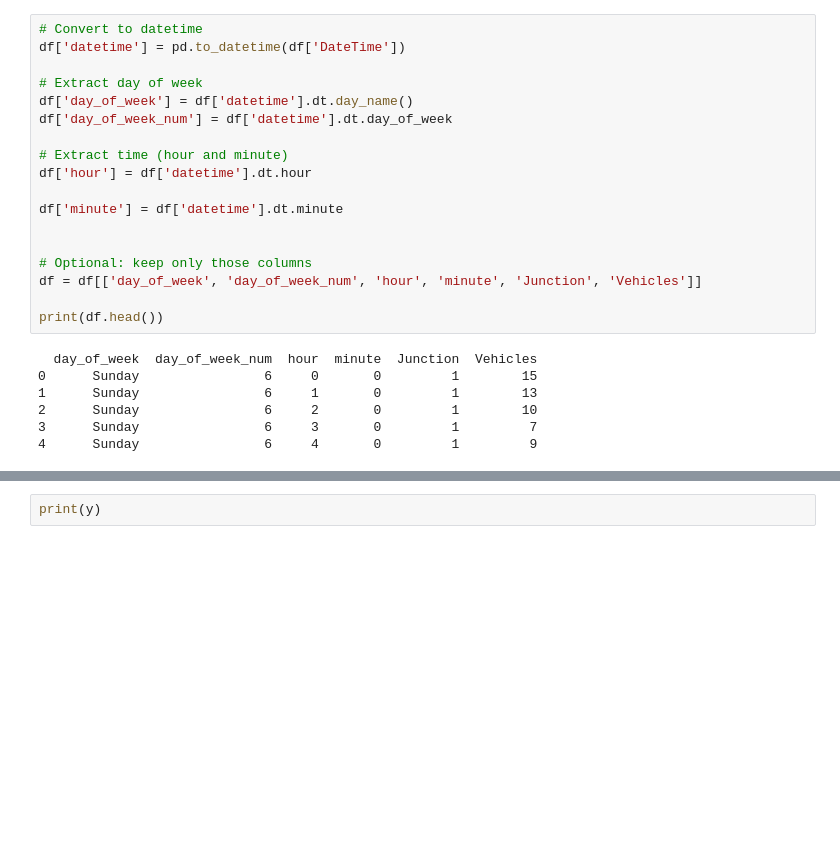
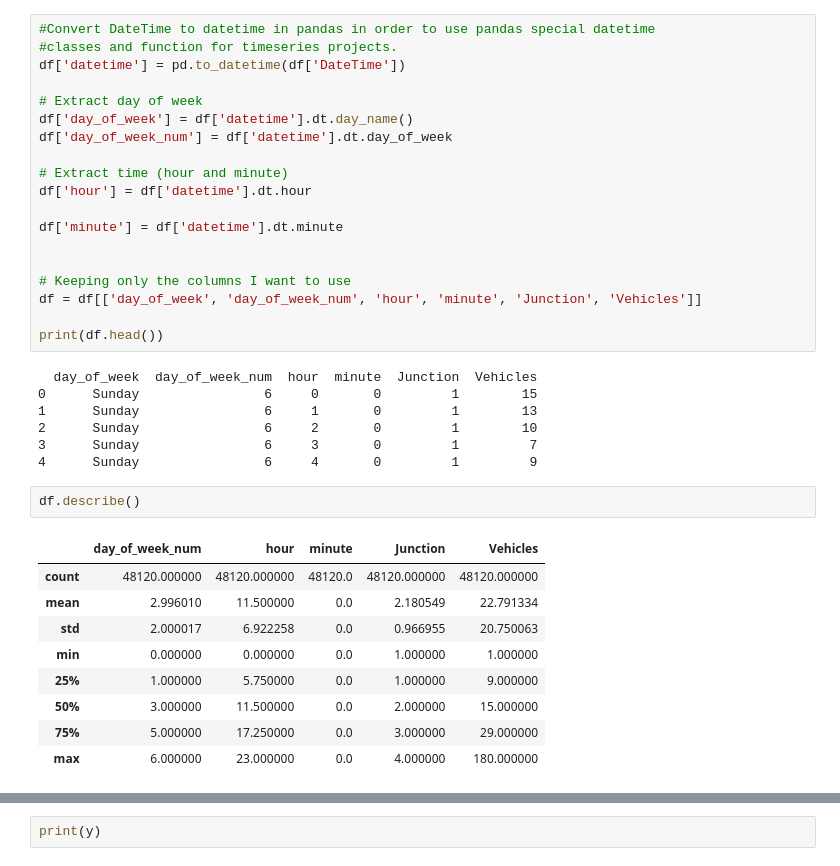
Before and after one commit to Regina-Arthur/Python-Coding-Projects, a Jupyter notebook: Pytorch_tutorial/RNN_from_scratch.ipynb, the cells around one changed output, grey strips where cells are left out. Drawn from its saved outputs; the diff is of its cells as text; blank space fills up the shorter version.

```diff
--- a/Pytorch_tutorial/RNN_from_scratch.ipynb
+++ b/Pytorch_tutorial/RNN_from_scratch.ipynb
@@ -22,5 +33,6 @@ print(df.head())
 # %%
-# Convert to datetime
+#Convert DateTime to datetime in pandas in order to use pandas special datetime
+#classes and function for timeseries projects.
 df['datetime'] = pd.to_datetime(df['DateTime'])
 
 # Extract day of week
@@ -33,7 +45,7 @@ df['hour'] = df['datetime'].dt.hour
 df['minute'] = df['datetime'].dt.minute
 
 
-# Optional: keep only those columns
+# Keeping only the columns I want to use
 df = df[['day_of_week', 'day_of_week_num', 'hour', 'minute', 'Junction', 'Vehicles']]
 
 print(df.head())
@@ -44,3 +56,15 @@ print(df.head())
 2      Sunday                6     2       0         1        10
 3      Sunday                6     3       0         1         7
 4      Sunday                6     4       0         1         9
+# %%
+df.describe()
+# %% [output]
+|  | day_of_week_num | hour | minute | Junction | Vehicles |
+| count | 48120.000000 | 48120.000000 | 48120.0 | 48120.000000 | 48120.000000 |
+| mean | 2.996010 | 11.500000 | 0.0 | 2.180549 | 22.791334 |
+| std | 2.000017 | 6.922258 | 0.0 | 0.966955 | 20.750063 |
+| min | 0.000000 | 0.000000 | 0.0 | 1.000000 | 1.000000 |
+| 25% | 1.000000 | 5.750000 | 0.0 | 1.000000 | 9.000000 |
+| 50% | 3.000000 | 11.500000 | 0.0 | 2.000000 | 15.000000 |
+| 75% | 5.000000 | 17.250000 | 0.0 | 3.000000 | 29.000000 |
+| max | 6.000000 | 23.000000 | 0.0 | 4.000000 | 180.000000 |
```
Also changed, not shown: parts of 18 cells of this notebook.
